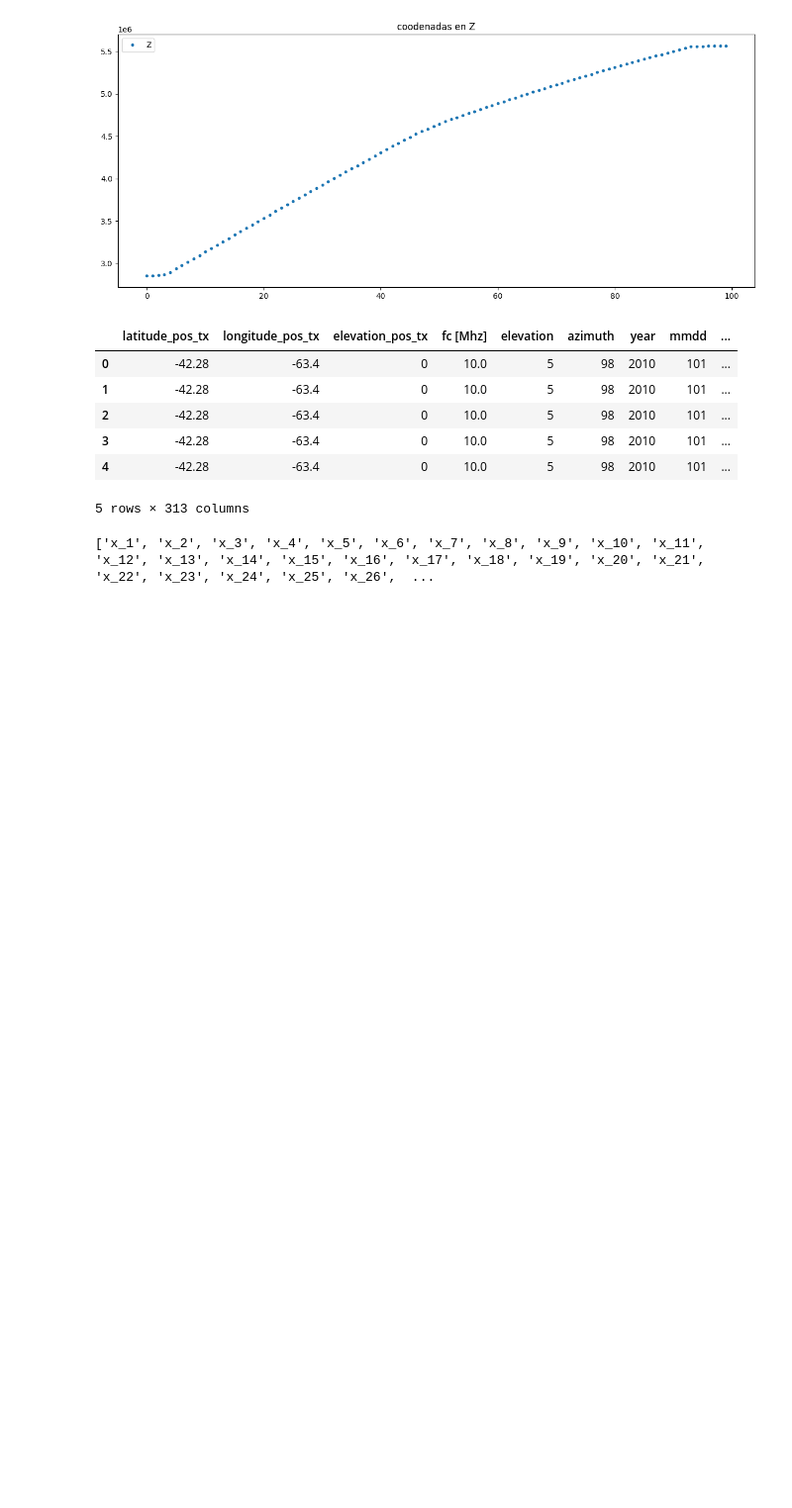
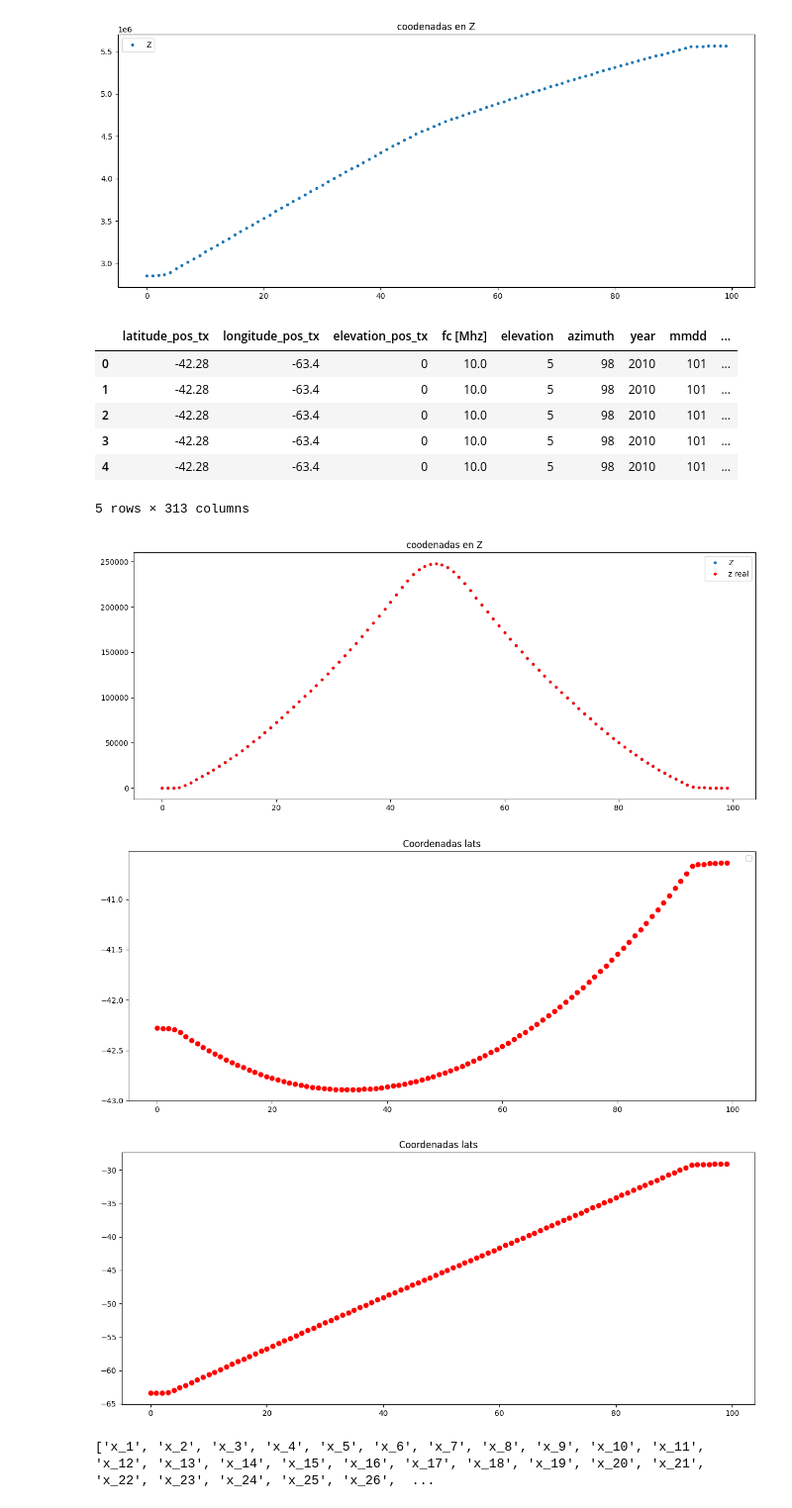
Before and after one commit to ValeFernando840/Ray-Tracing, a Jupyter notebook: 01-Generar_Nuevo_Dataset.ipynb, the cells around one changed output. Shown at 99% size. Drawn from its saved outputs; the diff is of its cells as text; code cells hidden in the pictures; blank space fills up the shorter version.

Commit message:
Se verificaron conversiones de geo_conversions Se elimino codigo que no debe estar en este repositorio

```diff
--- a/01-Generar_Nuevo_Dataset.ipynb
+++ b/01-Generar_Nuevo_Dataset.ipynb
@@ -90,6 +107,38 @@ coord_df.head()
 | 3 | -42.28 | -63.4 | 0 | 10.0 | 5 | 98 | 2010 | 101 | ... |
 | 4 | -42.28 | -63.4 | 0 | 10.0 | 5 | 98 | 2010 | 101 | ... |
 5 rows × 313 columns
+# %%
+#TOMO UN VALOR DE TODOS LOS CONVERTIDOS Y OBSERVO SI COINCIDE CON LA ORIGINAL ANTES DE CONVERTIR EN SU CONJUNTO TOTAL.
+phi1,theta1,rho1= gc.transform_cartesian_to_spherical(x_df.iloc[1].to_numpy(),y_df.iloc[1].to_numpy(),z_df.iloc[1].to_numpy())
+lat1,lon1, Altura1 = gc.transform_spherical_to_geographic(phi1,theta1,rho1)
+Altura1=Altura1-6.371E6
+plt.figure(figsize = (15,6))
+plt.plot(Altura1, label = "Z",linestyle= 'None', marker = '.')
+plt.plot(Z1_h,label= "z real",linestyle = 'None', marker= '.', color = 'red')
+plt.title("coodenadas en Z")
+plt.legend()
+plt.show()
+## CONFIRMAMOS QUE SE REALIZA BIEN LA TRANSFORMACIÓN EN 'Z' / ALTURA
+
+plt.figure(figsize=(15,6))
+plt.plot(lat1,linestyle = 'None', marker= '.',color = 'blue')
+plt.plot(X1_lat, linestyle = 'None', marker = 'o', color = 'red')
+plt.title('Coordenadas lats')
+plt.legend()
+plt.show()
+## TAMBIEN SE CONFIRMA LA BUENA CONVERSION PARA LATITUDES.
+plt.figure(figsize = (15,6))
+plt.plot(lon1,linestyle = 'None', marker= '.',color = 'blue')
+plt.plot(Y1_lon, linestyle = 'None', marker = 'o', color = 'red')
+plt.title('Coordenadas lats')
+plt.show()
+
+## se confirma que para las 3 coordenadas se realizaron las conversiones correctamente por lo que se puede guardar con
+# normalidad un nuevo dataset.
+# %% [output]
+[figure, added]
+[figure, added]
+[figure, added]
 # %%
 z_columns = [f'z_{i}' for i in range(1,101)]
 type(z_columns)
```
Also changed, not shown: parts of 4 cells of this notebook, 4 other files.
